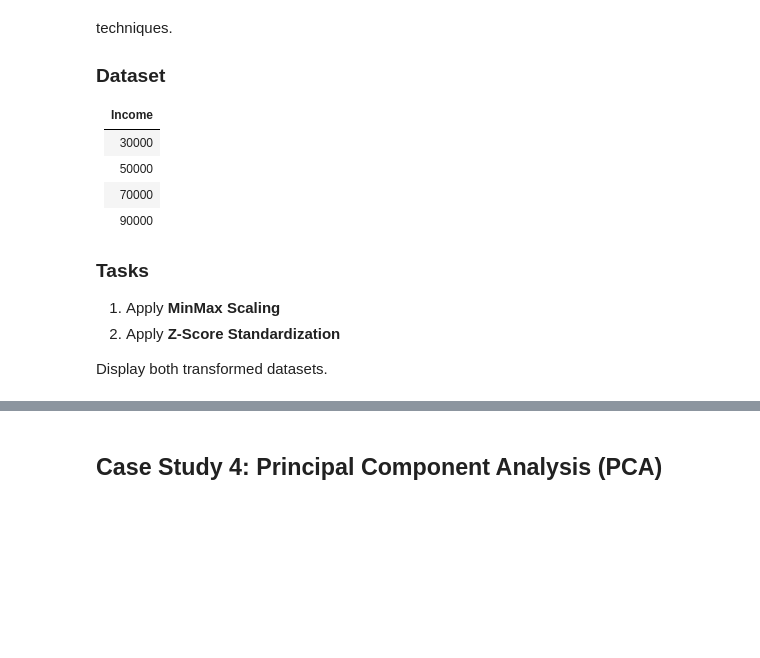
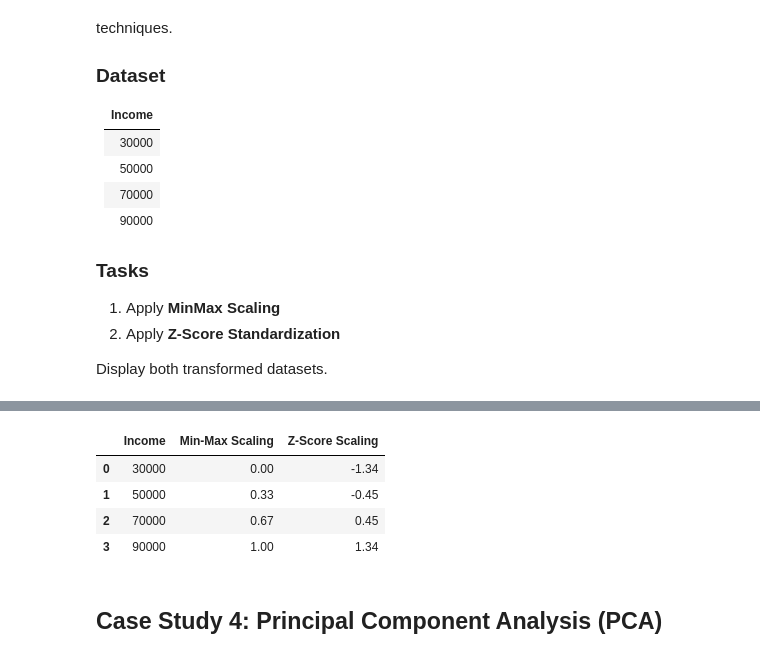
Before and after one commit to MonishDY/AI-Track, a Jupyter notebook: Module 2 - Feature Engineering/Assignment 1/Machine_Learning_Case_Studies_01.ipynb, the cells around one changed output, grey strips where cells are left out. Saved outputs shown, nothing was run; the diff lists cells and outputs as text; code cells hidden in the pictures; blank space fills up the shorter version.

```diff
--- a/Module 2 - Feature Engineering/Assignment 1/Machine_Learning_Case_Studies_01.ipynb
+++ b/Module 2 - Feature Engineering/Assignment 1/Machine_Learning_Case_Studies_01.ipynb
@@ -148,0 +333,6 @@ Display both transformed datasets.
+# %%
+# Create the dataset
+df = pd.DataFrame({
+    "Income": [30000, 50000, 70000, 90000]
+})
+df
@@ -149,3 +345,24 @@ Display both transformed datasets.
+# %%
+# Apply Min-Max Scaling
+minmax = MinMaxScaler()
+df["Min-Max Scaling"] = minmax.fit_transform(df[["Income"]])
+# %%
+# Apply Z-Score Scaling
+zscore = StandardScaler()
+df["Z-Score Scaling"] = zscore.fit_transform(df[["Income"]])
+# %%
+# Round the scaled values
+df["Min-Max Scaling"] = df["Min-Max Scaling"].round(2)
+df["Z-Score Scaling"] = df["Z-Score Scaling"].round(2)
+
+# Display the dataset
+df
+# %% [output]
+|  | Income | Min-Max Scaling | Z-Score Scaling |
+| 0 | 30000 | 0.00 | -1.34 |
+| 1 | 50000 | 0.33 | -0.45 |
+| 2 | 70000 | 0.67 | 0.45 |
+| 3 | 90000 | 1.00 | 1.34 |
 # %% [markdown]
 ## **Case Study 4: Principal Component Analysis (PCA)**
 # %% [markdown]
```
Also changed, not shown: parts of 28 cells of this notebook.
